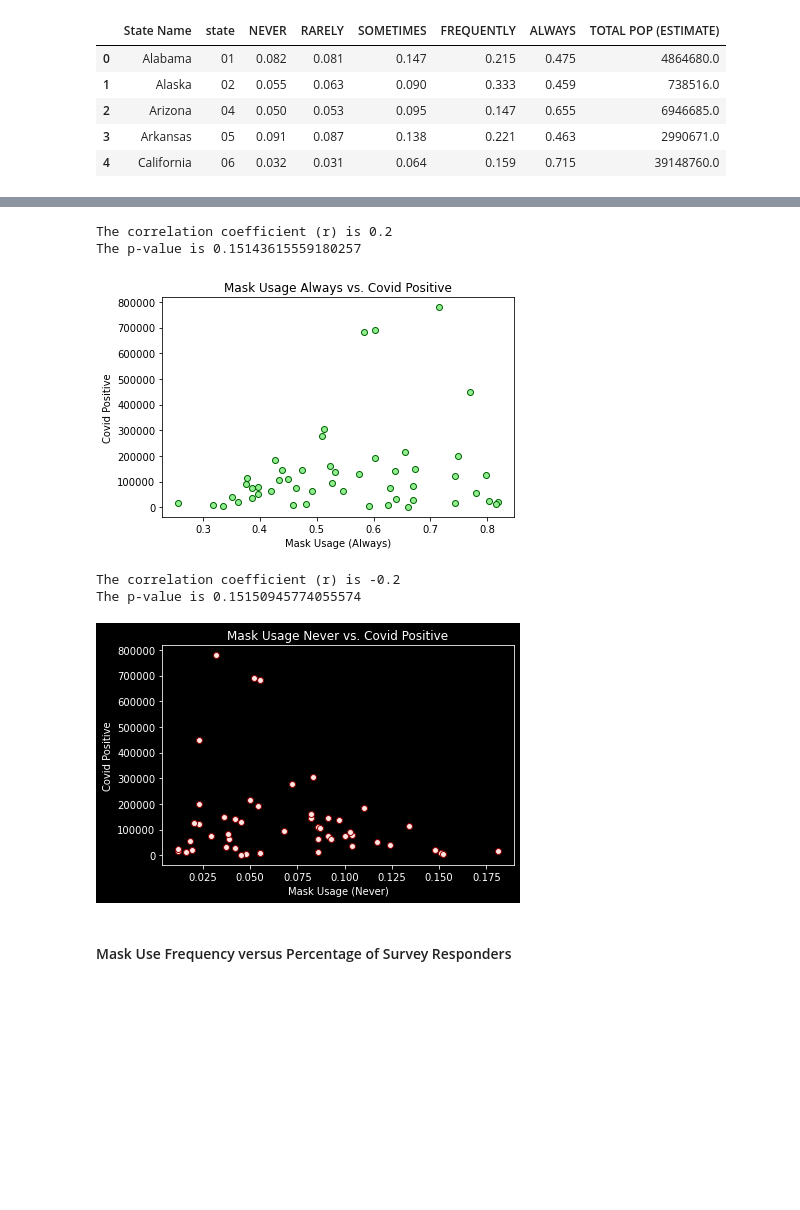
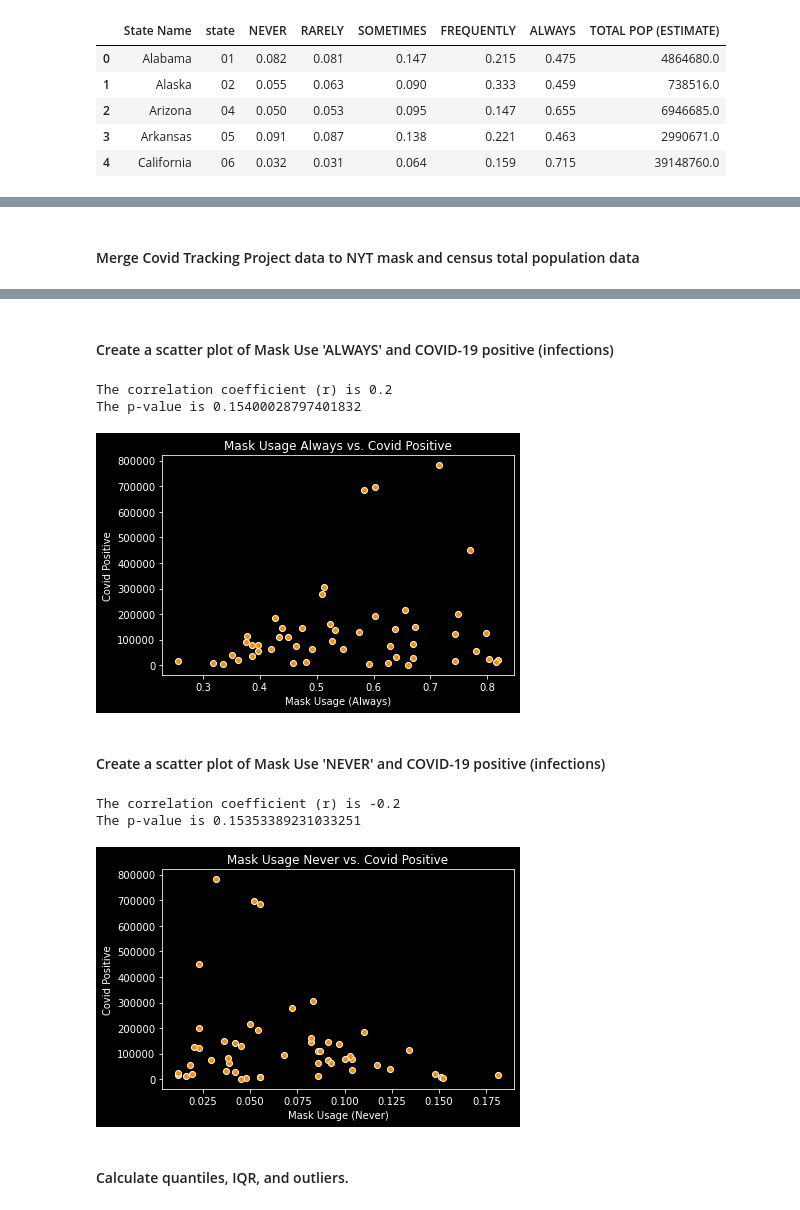
Before and after one commit to havyjavy/Healthcare-and-Covid-19, a Jupyter notebook: Notebooks/Covid_Mask_Usage.ipynb, the cells around one changed output, grey strips where cells are left out. Drawn from its saved outputs; the diff is of its cells as text; code cells hidden in the pictures; blank space fills up the shorter version.

Commit message:
Cleaned up Covid_Mask_Usage notebook.

```diff
--- a/Notebooks/Covid_Mask_Usage.ipynb
+++ b/Notebooks/Covid_Mask_Usage.ipynb
@@ -115,5 +122,5 @@ census_TotalPop_sorted.head()
 # %%
-infile = os.path.join("..", "NY_Times_Data", "mask-use-by-county.csv" )
+infile = os.path.join("Input", "NY_Times_Data", "mask-use-by-county.csv" )
 nytimes_mask_data = pd.read_csv(infile)
 # nytimes_mask_data.dtypes
 nytimes_mask_data['COUNTYFP'] = nytimes_mask_data['COUNTYFP'].astype(str)
@@ -201,3 +211,5 @@ AllStates_df.head()
+# %% [markdown]
+#### Merge Covid Tracking Project data to NYT mask and census total population data
 # %%
 mask_covid_data = pd.merge(nytimesmaskcensus_stats, AllStates_df, how="outer", left_on='state', right_on='FIPS')
 
@@ -211,34 +223,42 @@ mask_covid_data_clean.head()
 | 2 | Arizona | 04 | 0.050 | 0.053 | 0.095 | 0.147 | 0.655 | 6946685.0 | AZ | ... |
 | 3 | Arkansas | 05 | 0.091 | 0.087 | 0.138 | 0.221 | 0.463 | 2990671.0 | AR | ... |
 | 4 | California | 06 | 0.032 | 0.031 | 0.064 | 0.159 | 0.715 | 39148760.0 | CA | ... |
+# %% [markdown]
+#### Create a scatter plot of Mask Use 'ALWAYS' and COVID-19 positive (infections)
 # %%
-plt.scatter(x=mask_covid_data_clean['ALWAYS'], y=mask_covid_data_clean['Covid Positive'], marker="o", facecolors="lightgreen", edgecolors="darkgreen")
+plt.scatter(x=mask_covid_data_clean['ALWAYS'], y=mask_covid_data_clean['Covid Positive'], marker="o", facecolors="darkorange", edgecolors="white")
 
 plt.style.use("dark_background")
 plt.title("Mask Usage Always vs. Covid Positive")
 plt.ylabel("Covid Positive")
 plt.xlabel("Mask Usage (Always)")
 
 plt.tight_layout()
-plt.savefig('mask_always.png', transparent=True)
+
+outfile = os.path.join("Output", "Mask_Always_Transparent")
+plt.savefig(outfile, transparent=True)
 
 
 correlation = sts.pearsonr(mask_covid_data_clean['ALWAYS'],mask_covid_data_clean['Covid Positive'] )
 print(f"The correlation coefficient (r) is {round(correlation[0],2)}")
 print(f"The p-value is {correlation[1]}")
 # %% [output]
 The correlation coefficient (r) is 0.2
-The p-value is 0.15143615559180257
+The p-value is 0.15400028797401832
-[figure, old version]
+[figure, new version]
+# %% [markdown]
+#### Create a scatter plot of Mask Use 'NEVER' and COVID-19 positive (infections)
 # %%
-plt.scatter(x=mask_covid_data_clean['NEVER'], y=mask_covid_data_clean['Covid Positive'], marker="o", facecolors="mistyrose", edgecolors="darkred")
+plt.scatter(x=mask_covid_data_clean['NEVER'], y=mask_covid_data_clean['Covid Positive'], marker="o", facecolors="darkorange", edgecolors="white")
 
 plt.style.use("dark_background")
 plt.title("Mask Usage Never vs. Covid Positive")
 plt.ylabel("Covid Positive")
 plt.xlabel("Mask Usage (Never)")
 plt.tight_layout()
-plt.savefig('mask_never.png', transparent=True)
+
+outfile = os.path.join("Output", "Mask_Never_Transparent")
+plt.savefig(outfile, transparent=True)
 
 
 correlation = sts.pearsonr(mask_covid_data_clean['NEVER'],mask_covid_data_clean['Covid Positive'] )
@@ -246,10 +266,10 @@ print(f"The correlation coefficient (r) is {round(correlation[0],2)}")
 print(f"The p-value is {correlation[1]}")
 # %% [output]
 The correlation coefficient (r) is -0.2
-The p-value is 0.15150945774055574
+The p-value is 0.15353389231033251
-[figure, old version]
+[figure, new version]
-# %% [markdown]
-#### Mask Use Frequency versus Percentage of Survey Responders
+# %% [markdown]
+#### Calculate quantiles, IQR, and outliers.
 # %%
 def getquartilesIQR(col):
     quantiles = mask_covid_data_clean[col].quantile([0.25, 0.75])
```
Also changed, not shown: parts of 24 cells of this notebook, 7 other files.
